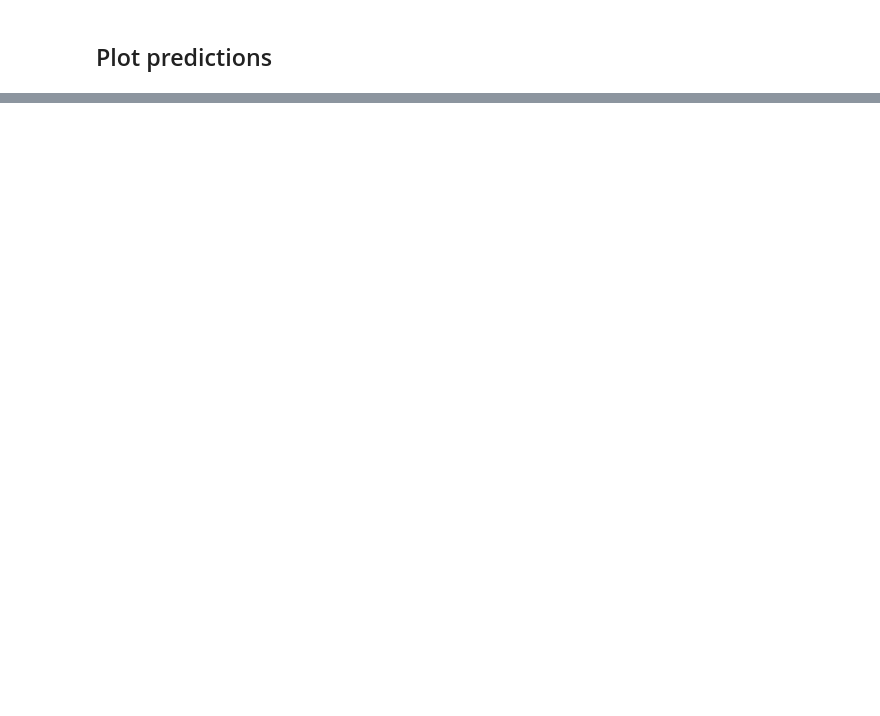
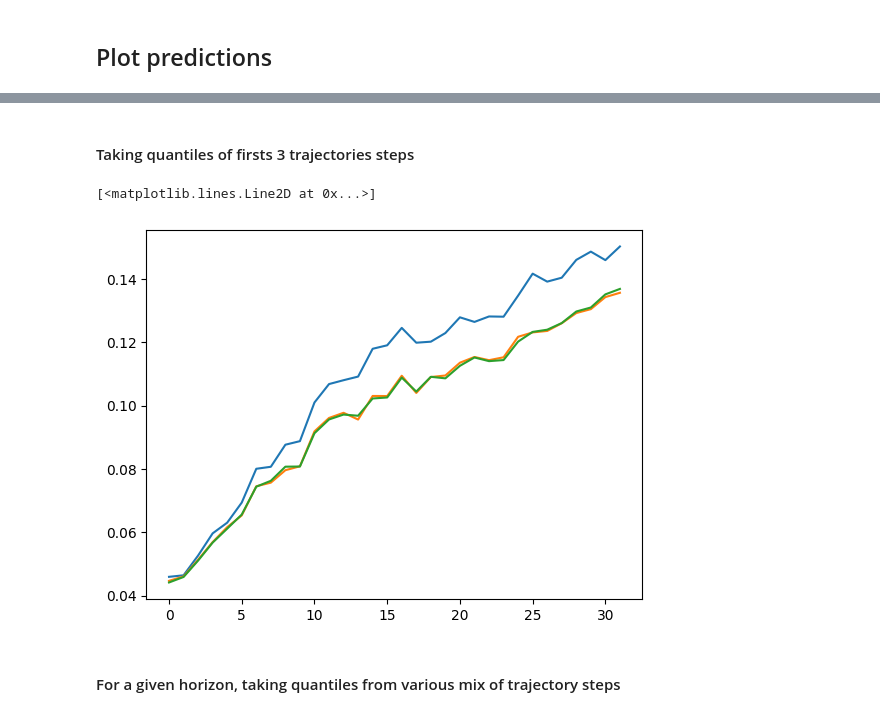
Before and after one commit to MariusAlonso/Time-Self-Consistency, a Jupyter notebook: notebooks/tirex.ipynb, the cells around one changed output, grey strips where cells are left out. Drawn from its saved outputs; the diff is of its cells as text; code cells hidden in the pictures; blank space fills up the shorter version.

```diff
--- a/notebooks/tirex.ipynb
+++ b/notebooks/tirex.ipynb
@@ -627,0 +592,26 @@ plt.show()
+# %% [markdown]
+#### Taking quantiles of firsts 3 trajectories steps
+# %%
+plt.plot(np.mean(np.abs(X_full - np.median(Y, axis=1))[:, C:], axis=0))
+plt.plot(
+    np.mean(
+        np.abs(
+            X_full[:, C:]
+            - np.quantile(
+                np.array(full_ymt)[np.arange(33) < 3]
+                .swapaxes(0, 1)
+                .swapaxes(1, 3)
+                .reshape(len(X_full), P, -1),
+                np.linspace(0.1, 0.9, 9),
+                axis=2,
+            )[4]
+        ),
+        axis=0,
+    )
+)
+plt.plot(np.mean(np.abs(X_full - Ymt[:, :, 4])[:, C:], axis=0))
+# %% [output]
+[<matplotlib.lines.Line2D at 0x...>]
+[figure, added]
+# %% [markdown]
+#### For a given horizon, taking quantiles from various mix of trajectory steps
```
Also changed, not shown: parts of 19 cells of this notebook, 1 other file.
